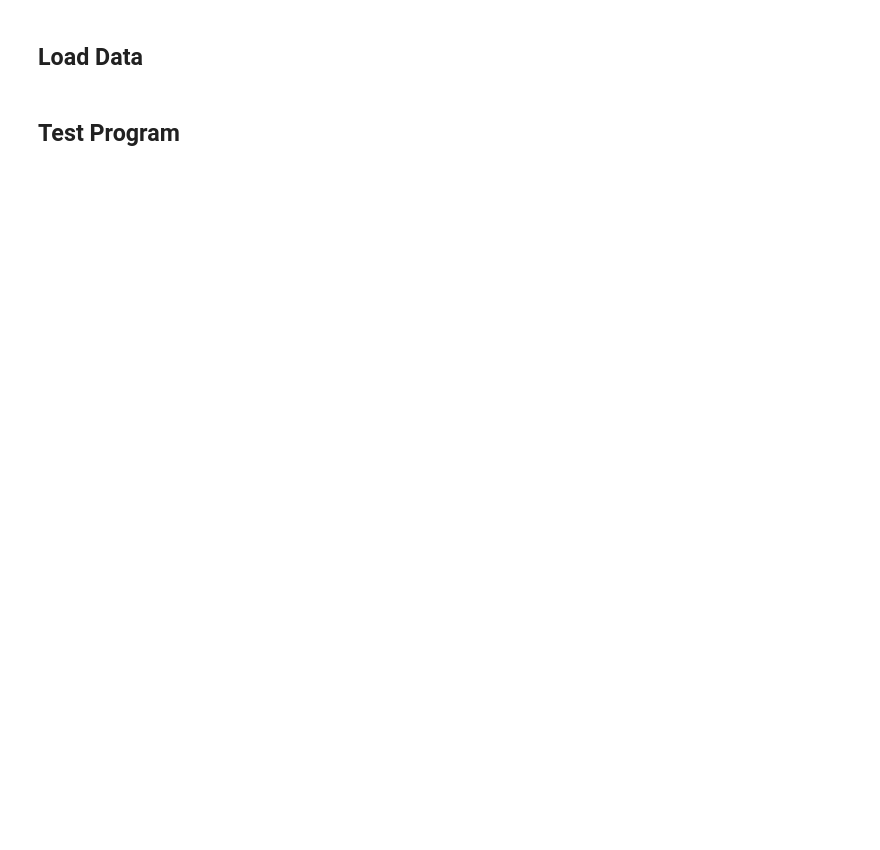
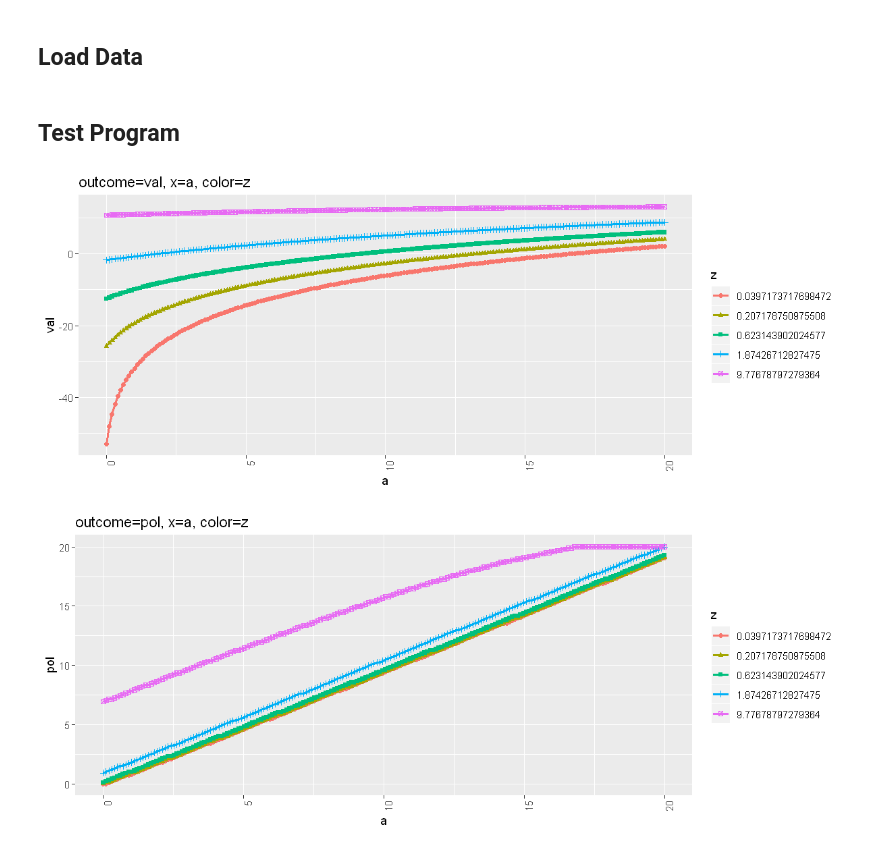
Before and after one commit to FanWangEcon/R4Econ, a Jupyter notebook: dynamic/graph/statesvalpol.ipynb, the cells around one changed output. Cells and saved outputs as stored; diff of their text form; code cells hidden in the pictures; blank space fills up the shorter version.

Commit message:
graph update allow for subplot var

```diff
--- a/dynamic/graph/statesvalpol.ipynb
+++ b/dynamic/graph/statesvalpol.ipynb
@@ -11,32 +11,31 @@ Dependency:
 Graphing Program.
 # %%
 # Graphing Function, Multiple a-axis variables
-ff_dyna_sup_grid_out_graph_2states <- function(df, x.var,
-                                               fill.var,
-                                               out.var,
-                                               subplot.var,
-                                               it.fill.var.show.cnt = 3,
-                                               it.subplot.var.show.cnt = 3,
-                                               round = 3,
-                                               ncol = 3, print=TRUE){
+ff_dyna_sup_grid_out_graph <- function(df, x.var,
+                                       fill.var,
+                                       out.var,
+                                       subplot.var,
+                                       it.fill.var.show.cnt = 3,
+                                       it.subplot.var.show.cnt = 3,
+                                       round = 3,
+                                       ncol = 3, print=TRUE){
 
     fill.var.unique <- unique(df[[fill.var]])
     seq.fill.var <- unique(round(seq(1, length(fill.var.unique), length.out = it.fill.var.show.cnt)))
 
     if (!missing(subplot.var)){
-
         subplot.var.unique <- unique(df[[subplot.var]])
         seq.subplot.var <- unique(round(seq(1, length(subplot.var.unique), length.out = it.subplot.var.show.cnt)))
 
         df <- df %>%
             select(one_of(c(out.var, x.var, subplot.var, fill.var))) %>%
             arrange(!!sym(subplot.var), !!sym(fill.var), !!sym(x.var), !!sym(out.var)) %>%
-            filter((!!sym(subplot.var)) %in% subplot.var.unique[seq.subplot.var])  %>%
+            filter((!!sym(subplot.var)) %in% subplot.var.unique[seq.subplot.var])
 
     } else {
         df <- df %>%
             select(one_of(c(out.var, x.var, fill.var))) %>%
-            arrange(!!sym(fill.var), !!sym(x.var), !!sym(out.var)) %>%
+            arrange(!!sym(fill.var), !!sym(x.var), !!sym(out.var))
     }
 
     df <- df %>%
@@ -131,16 +125,19 @@ mat.out <- readMat(matfile)
 # %%
 mt.pol <- mat.out$mt.pol
 mt.val <- mat.out$mt.val
 ar.a <- mat.out$ar.a
 ar.z <- mat.out$ar.z
 
 ar.st.vars <- c('a', 'z')
 list.ar.fl <- list(ar.a, ar.z)
 list.ts.valpolmat <- tibble(val=as.numeric(mt.val), pol=as.numeric(mt.pol))
 df.solu <- ff_dyna_sup_expand_grids(ar.st.vars, list.ar.fl, list.ts.valpolmat)
 
 options(repr.matrix.max.rows=500, repr.matrix.max.cols=20)
 options(repr.plot.width = 10, repr.plot.height = 4)
-plot <- ff_dyna_sup_grid_out_graph_2states(df=df.solu, x.var='a', fill.var='z', out.var='val', it.fill.var.show.cnt=5)
+plot <- ff_dyna_sup_grid_out_graph(df=df.solu, x.var='a', fill.var='z', out.var='val', it.fill.var.show.cnt=5)
 options(repr.plot.width = 10, repr.plot.height = 4)
-plot <- ff_dyna_sup_grid_out_graph_2states(df=df.solu, x.var='a', fill.var='z', out.var='pol', it.fill.var.show.cnt=5)
+plot <- ff_dyna_sup_grid_out_graph(df=df.solu, x.var='a', fill.var='z', out.var='pol', it.fill.var.show.cnt=5)
+# %% [output]
+[figure, added]
+[figure, added]
```
Also changed, not shown: parts of 1 cell of this notebook, 1 other file.
